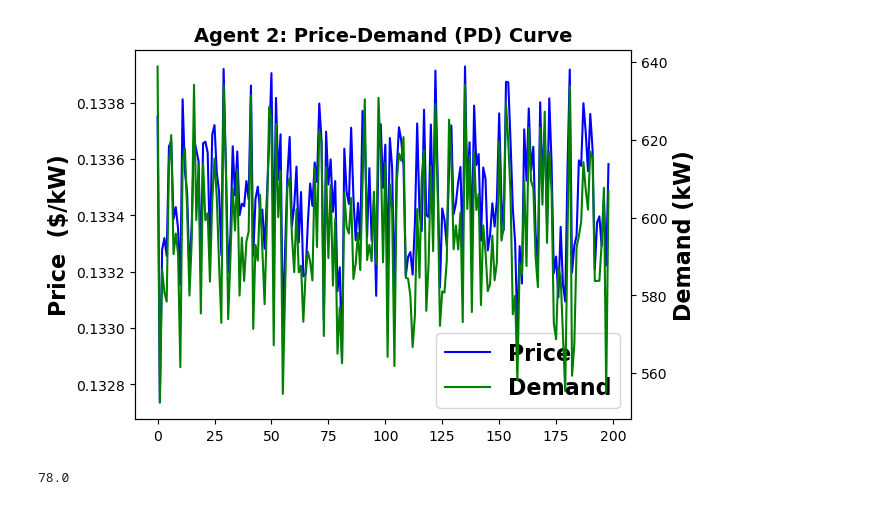
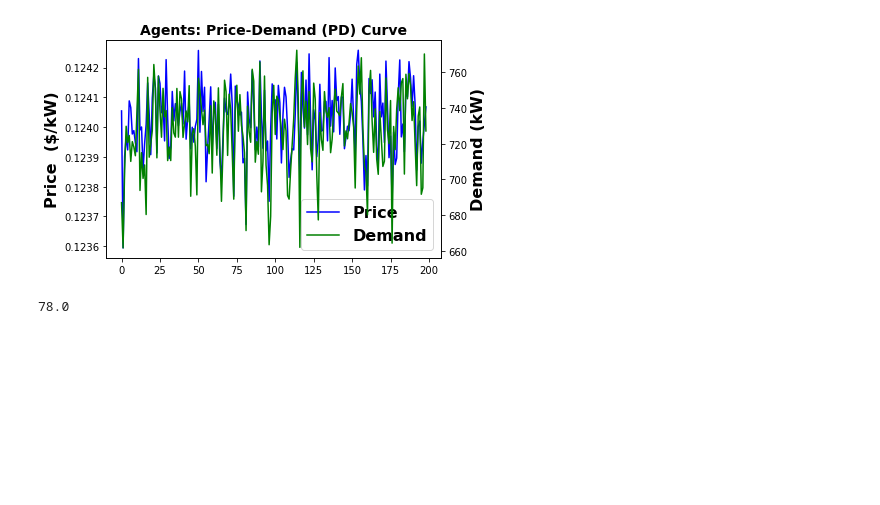
Before and after one commit to suraniadi/evdrl-m3td3, a Jupyter notebook: plot-pd.ipynb, the cells around one changed output. Drawn from its saved outputs; the diff is of its cells as text; code cells hidden in the pictures; blank space fills up the shorter version.

```diff
--- a/plot-pd.ipynb
+++ b/plot-pd.ipynb
@@ -30,30 +30,32 @@ y2 = y2[1:]
 # %%
 fig, ax1 = plt.subplots()
 
-line1 = ax1.plot(np.array(ag2_pr_list)/2e3, label='Price', color='blue')
+line1 = ax1.plot(np.array(ag1_pr_list)/2e3, label='Price', color='blue')
+# line3 = ax1.plot(np.array(ag2_pr_list)/2e3, label='Price', color='red')
 ax1.set_ylabel('Price  ($/kW)', fontsize=16, fontweight='bold')  # Increase font size and set font weight to bold
 
 ax2 = ax1.twinx()
 
-line2 = ax2.plot(np.array(ag2_load_list)*8, label='Demand', color='green')
+line2 = ax2.plot(np.array(ag1_load_list)*8, label='Demand', color='green')
+#
 ax2.set_ylabel('Demand (kW)', fontsize=16, fontweight='bold')  # Increase font size and set font weight to bold
 
 # Combining the legend handles from both plots
 lines = line1 + line2
 labels = [l.get_label() for l in lines]
 
 # Creating a single legend for both plots
 legend = ax1.legend(lines, labels, loc='lower right', fontsize=16)  # Increase font size
 
 # Set font weight to bold for legend text
 for text in legend.get_texts():
     text.set_fontweight('bold')
 
-plt.title('Agent 2: Price-Demand (PD) Curve', fontsize=14, fontweight='bold')  # Increase font size and set font weight to bold
+plt.title('Agents: Price-Demand (PD) Curve', fontsize=14, fontweight='bold')  # Increase font size and set font weight to bold
 
 plt.show()
 # %% [output]
-[figure, old version]
+[figure, new version]
 # %%
 600*0.13
 # %% [output]
```
Also changed, not shown: 7 other files.
